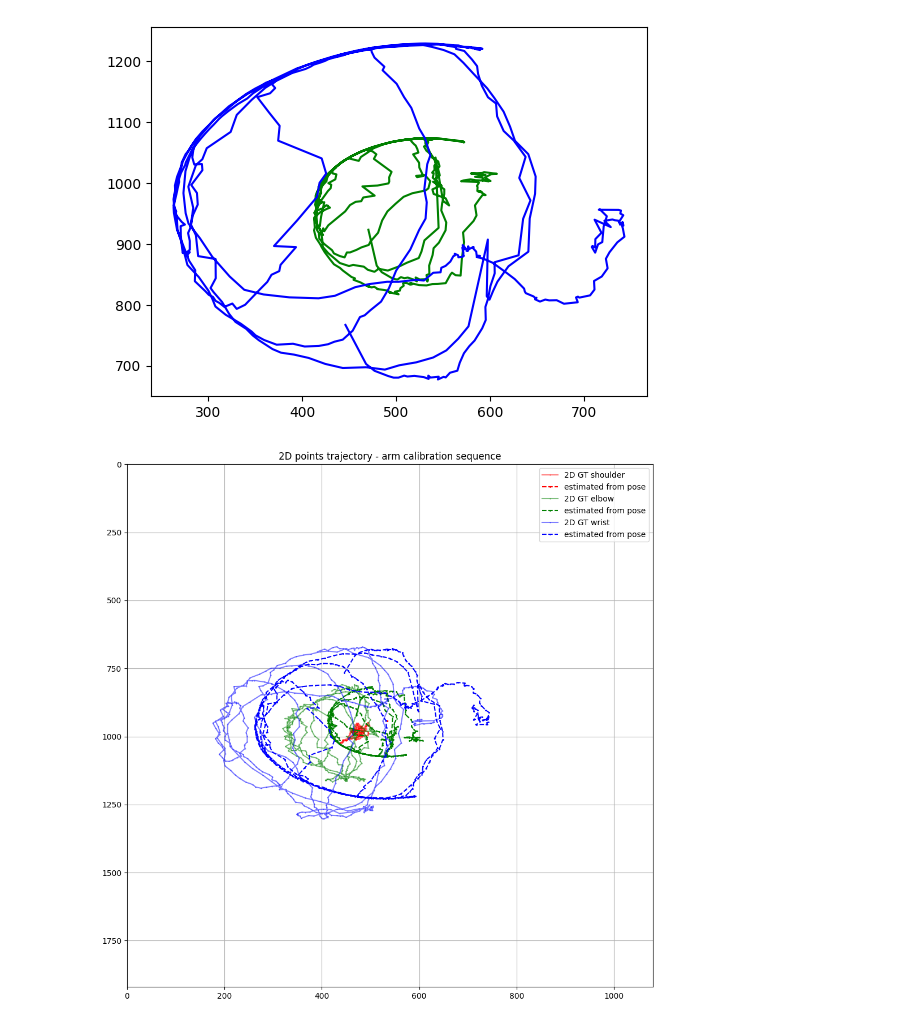
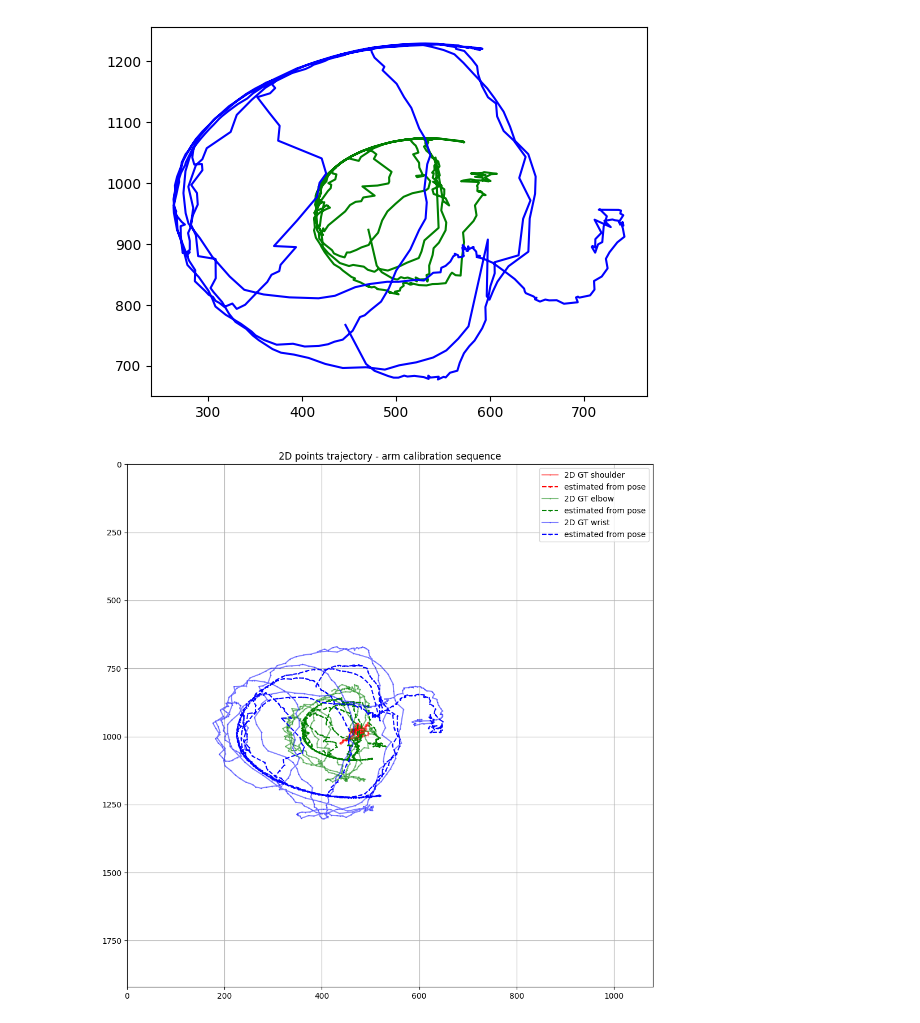
Before and after one commit to balthazarneveu/monocular_pose_and_forces_estimation, a Jupyter notebook: studies/camera_projection/projective_cost.ipynb, the cells around one changed output. Drawn from its saved outputs; the diff is of its cells as text; code cells hidden in the pictures.

Commit message:
fit extrinsic translation

```diff
--- a/studies/camera_projection/projective_cost.ipynb
+++ b/studies/camera_projection/projective_cost.ipynb
@@ -135,5 +136,5 @@ for frame_idx, frame in enumerate([SHOULDER, ELBOW, WRIST]):
 # %%
-
+p2d_estim_list, p3d_estim_list = get_estimations(q, arm_robot, intrinsic_matrix, extrinsic_matrix)
 plt.figure(figsize=(6, 6))
 for joint_idx, joint_name in enumerate([SHOULDER, ELBOW, WRIST]):
     if joint_idx == 0:
@@ -156,27 +157,30 @@ plt.show()
 # %% [output]
 [figure]
 # %%
-plt.figure(figsize=(12, 12))
-t_start, t_end = 0, len(gt_p_full)
-# t_start, t_end = 5, 100
-h, w = 1920, 1080
-for joint_idx, joint_name in enumerate([SHOULDER, ELBOW, WRIST]):
-    x_gt_2D = gt_p2d_full[t_start:t_end, joint_idx * 3 + 0]*w
-    y_gt_2D = gt_p2d_full[t_start:t_end, joint_idx * 3 + 1]*h
+def plot_results(gt_p2d_full, p2d_estim_list, h=1920, w=1080, t_start=None, t_end=None):
+    plt.figure(figsize=(12, 12))
+    if t_start is None:
+        t_start = 0
+    if t_end is None:
+        t_end = len(gt_p_full)
+    for joint_idx, joint_name in enumerate([SHOULDER, ELBOW, WRIST]):
+        x_gt_2D = gt_p2d_full[t_start:t_end, joint_idx * 3 + 0]*w
+        y_gt_2D = gt_p2d_full[t_start:t_end, joint_idx * 3 + 1]*h
 
-    x_reproj = p2d_estim_list[joint_name][t_start:t_end, 0]
-    y_reproj = p2d_estim_list[joint_name][t_start:t_end, 1]
-    plt.plot(x_gt_2D, y_gt_2D, ".-", color="rgb"[joint_idx], label=f"2D GT {joint_name}", markersize=1, alpha=0.5)
-    plt.plot(x_reproj, y_reproj, "--.", color="rgb"[joint_idx], label="estimated from pose",markersize=2)
+        x_reproj = p2d_estim_list[joint_name][t_start:t_end, 0]
+        y_reproj = p2d_estim_list[joint_name][t_start:t_end, 1]
+        plt.plot(x_gt_2D, y_gt_2D, ".-", color="rgb"[joint_idx], label=f"2D GT {joint_name}", markersize=1, alpha=0.5)
+        plt.plot(x_reproj, y_reproj, "--.", color="rgb"[joint_idx], label="estimated from pose",markersize=2)
 
-plt.xlim(0, w)
-plt.ylim(h, 0)
-plt.grid()
-plt.legend()
-plt.title("2D points trajectory - arm calibration sequence")
-plt.show()
+    plt.xlim(0, w)
+    plt.ylim(h, 0)
+    plt.grid()
+    plt.legend()
+    plt.title("2D points trajectory - arm calibration sequence")
+    plt.show()
+plot_results(gt_p2d_full, p2d_estim_list)
 # %% [output]
-[figure, old version]
+[figure, new version]
 # %%
 from scipy.optimize import least_squares
 # %%
```
Also changed, not shown: parts of 5 cells of this notebook.
